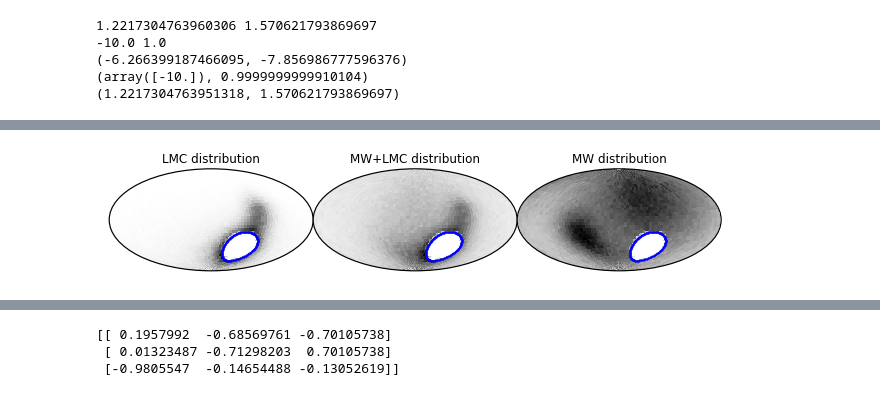
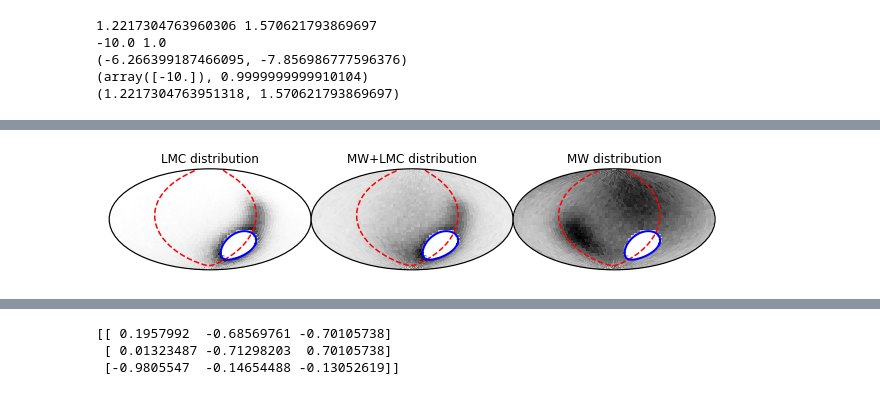
Before and after one commit to michael-petersen/rrlyrae-edr3, a Jupyter notebook: Mock_analysis.ipynb, the cells around one changed output, grey strips where cells are left out. Drawn from its saved outputs; the diff is of its cells as text; code cells hidden in the pictures.

```diff
--- a/Mock_analysis.ipynb
+++ b/Mock_analysis.ipynb
@@ -687,7 +687,7 @@ def rotate_velocities_arbitrary(a,d,mua,mud,Aprime):
 (1.2217304763951318, 1.570621793869697)
 # %%
 
-def define_points_at_angle(angular_separation,phi0,theta0,resolution=200):
+def define_points_at_angle(angular_separation,phi0,theta0,resolution=200,manlam=[0]):
     """define a set of points at fixed angular distance from a specified spherical surface point
 
     inputs
@@ -703,6 +703,8 @@ def define_points_at_angle(angular_separation,phi0,theta0,resolution=200):
     """
     phi = angular_separation*np.pi/180.
     lam = np.linspace(0.,2*np.pi,resolution)
+    if len(manlam)>1:
+        lam = manlam
     phip = np.pi/2. - phi
     cvals = [np.sin(phip),np.cos(phip)*np.cos(lam),np.cos(phip)*np.sin(lam)]
     x1,x2 = np.arctan2(cvals[1],cvals[0]),np.arctan2(cvals[2],np.sqrt(cvals[0]*cvals[0]+cvals[1]*cvals[1]))
@@ -714,6 +716,8 @@ def define_points_at_angle(angular_separation,phi0,theta0,resolution=200):
 
 lmcl,lmcb = -79,-32.75
 x1,x2 = define_points_at_angle(90.,0.,0.,resolution=200)
+x1,x2 = define_points_at_angle(90.,188.5,-7.5,manlam=np.linspace(-1.5*np.pi,0.48*np.pi,200))
+
 x1b,x2b = define_points_at_angle(90.,lmcl,lmcb,resolution=200)
 
 indx = 80
@@ -868,6 +1130,7 @@ msdist = haversine(galactic_l*180./np.pi,galactic_b*180./np.pi,-65,-45,deg=True)
 mindist,maxdist = 30.,75.
 mstol = 25.
 
+"""
 # LMC only
 criteria = (lmc==1)&(distance>mindist)&(distance<maxdist)&(msdist>mstol)
 X,Y,img_ZL = sky_hist_2d(galactic_l[criteria]*180./np.pi,galactic_b[criteria]*180./np.pi,\
@@ -882,45 +1145,54 @@ X,Y,img_ZM = sky_hist_2d(galactic_l[criteria]*180./np.pi,galactic_b[criteria]*18
 criteria = (distance>mindist)&(distance<maxdist)&(msdist>mstol)
 X,Y,img_ZN = sky_hist_2d(galactic_l[criteria]*180./np.pi,galactic_b[criteria]*180./np.pi,\
                         ravals,decvals,weights=mass[criteria])
-
+"""
 
 
 
 fig = plt.figure(figsize=(8.5,1.8))
-ax1 = fig.add_axes([0.0,0.05,0.3333,0.8], projection="aitoff")
-ax2 = fig.add_axes([0.3333,0.05,0.3333,0.8], projection="aitoff")
-ax3 = fig.add_axes([0.6666,0.05,0.3333,0.8], projection="aitoff")
+ax1 = fig.add_axes([0.005,0.05,0.33,0.8], projection="aitoff")
+ax2 = fig.add_axes([0.335,0.05,0.33,0.8], projection="aitoff")
+ax3 = fig.add_axes([0.665,0.05,0.33,0.8], projection="aitoff")
 
 
 #plt.pcolormesh(X*np.pi/180.,Y*np.pi/180.,np.log10(img_Z),cmap=cm.Greys)
 ax1.pcolormesh(-X*np.pi/180.,Y*np.pi/180.,img_ZL/np.nanmean(img_ZL),cmap=cm.Greys)
 ax2.pcolormesh(-X*np.pi/180.,Y*np.pi/180.,img_ZN/np.nanmean(img_ZN),cmap=cm.Greys)
 ax3.pcolormesh(-X*np.pi/180.,Y*np.pi/180.,img_ZM/np.nanmean(img_ZM),cmap=cm.Greys)
 
 
 lmcl,lmcb = -65,-45#-79,-32.75
 x1b,x2b = define_points_at_angle(25.,lmcl,lmcb,resolution=200)
 
+# Magellanic Stream system
+# with an override to prevent looping
+x1,x2 = define_points_at_angle(90.,188.5,-7.5,manlam=np.linspace(-1.5*np.pi,0.48*np.pi,200))
+
+
+
+
 for ax in [ax1,ax2,ax3]:
-    ax.scatter(x1b,x2b,color='blue',s=1.)
+    ax.plot(x1b,x2b,color='blue',zorder=10)
+    ax.plot(x1,x2,color='red',linestyle='dashed',lw=1.5)
+
 
 
 ax1.set_title('LMC distribution',size=12)
 ax2.set_title('MW+LMC distribution',size=12)
 ax3.set_title('MW distribution',size=12)
 
 
 
 for ax in [ax1,ax2,ax3]:
     ax.set_xticklabels(())
     ax.set_yticklabels(())
 
 #ax.set_xlabel('$\ell$',size=12)
 #ax.set_ylabel('$b$',size=12)
 
 plt.savefig('figures/predictedLMClocation.png',dpi=300)
 # %% [output]
-[figure, old version]
+[figure, new version]
 # %%
 convert predictedLMClocation.png gaia_rrlyrae.pdf
 pdftops -eps -level3 gaia_rrlyrae.pdf predictedLMClocation.eps
```
Also changed, not shown: parts of 39 cells of this notebook, 21 other files.
